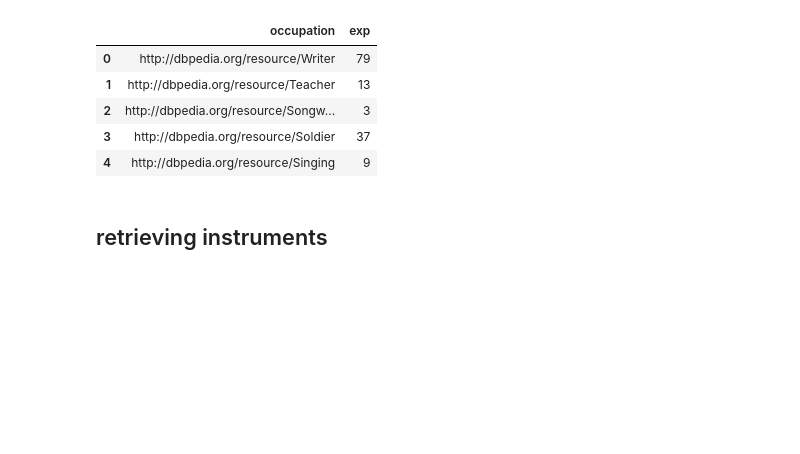
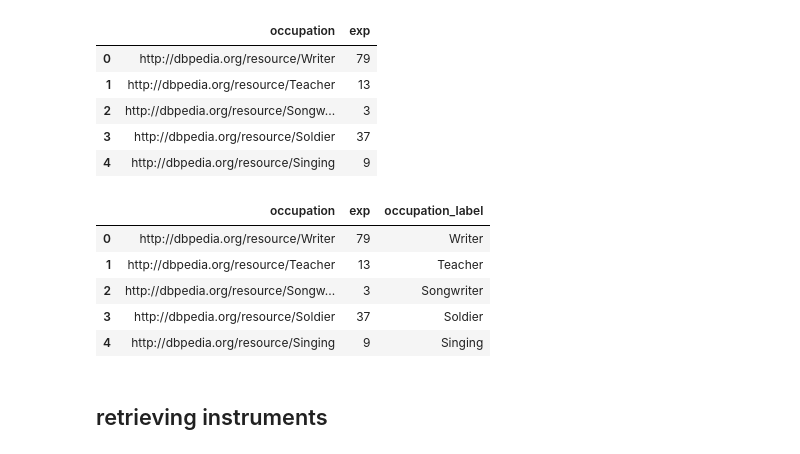
Before and after one commit to InfoViz/InfoViz, a Jupyter notebook: Data_Management_final.ipynb, the cells around one changed output. Cells and saved outputs as stored; diff of their text form; code cells hidden in the pictures; blank space fills up the shorter version.

```diff
--- a/Data_Management_final.ipynb
+++ b/Data_Management_final.ipynb
@@ -225,6 +225,22 @@ df_occupation
 | 2 | http://dbpedia.org/resource/Songw... | 3 |
 | 3 | http://dbpedia.org/resource/Soldier | 37 |
 | 4 | http://dbpedia.org/resource/Singing | 9 |
+# %%
+h=[]
+for value in df_occupation['occupation']:
+  if "http://dbpedia.org/resource/" in value :
+    new= str(value).replace("http://dbpedia.org/resource/", "")
+    h.append(new)
+occ_label= pd.Series(h).astype(str)
+df_occupation['occupation_label']=occ_label
+df_occupation
+# %% [output]
+|  | occupation | exp | occupation_label |
+| 0 | http://dbpedia.org/resource/Writer | 79 | Writer |
+| 1 | http://dbpedia.org/resource/Teacher | 13 | Teacher |
+| 2 | http://dbpedia.org/resource/Songw... | 3 | Songwriter |
+| 3 | http://dbpedia.org/resource/Soldier | 37 | Soldier |
+| 4 | http://dbpedia.org/resource/Singing | 9 | Singing |
 # %%
 df_occupation.to_csv('Data/occupation_freq.csv')
 # %% [markdown]
```
Also changed, not shown: parts of 1 cell of this notebook.
